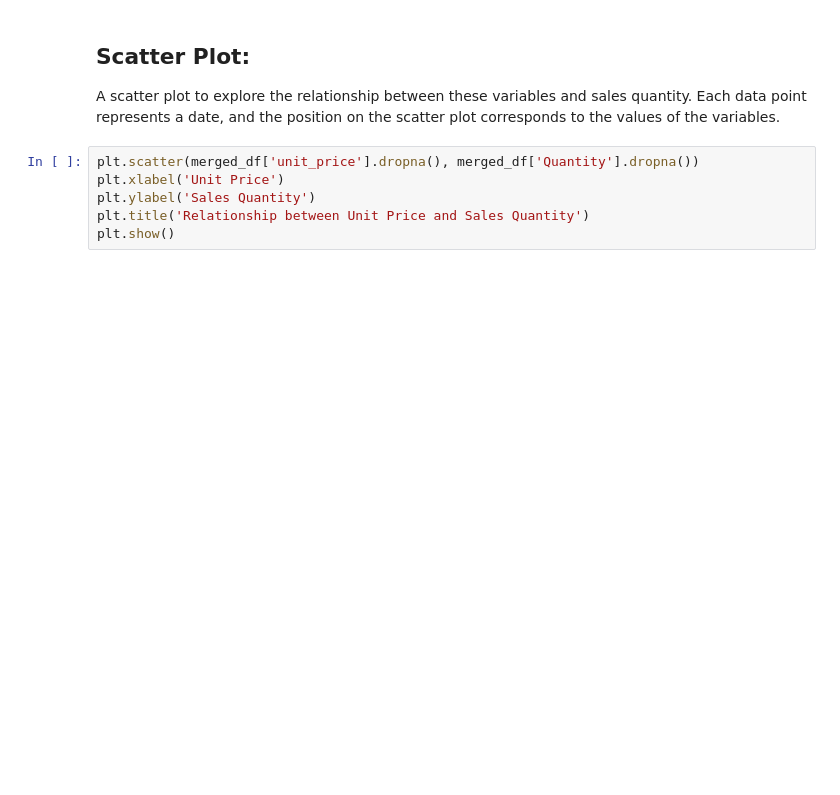
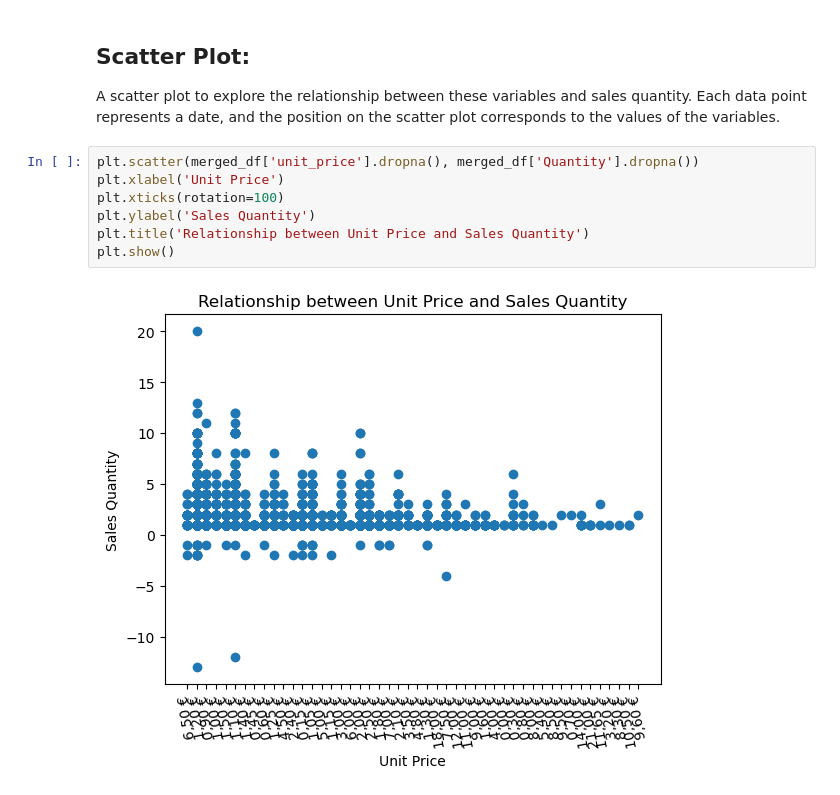
Before and after one commit to Kkingcode/Machine-learning-comparison-on-bakery-sales-dataset-on-special-days-holidays-, a Jupyter notebook: bakery.ipynb, the cells around one changed output. Drawn from its saved outputs; the diff is of its cells as text; blank space fills up the shorter version.

```diff
--- a/bakery.ipynb
+++ b/bakery.ipynb
@@ -140,6 +155,9 @@ A scatter plot to explore the relationship between these variables and sales qua
 # %%
 plt.scatter(merged_df['unit_price'].dropna(), merged_df['Quantity'].dropna())
 plt.xlabel('Unit Price')
+plt.xticks(rotation=100)
 plt.ylabel('Sales Quantity')
 plt.title('Relationship between Unit Price and Sales Quantity')
 plt.show()
+# %% [output]
+[figure, added]
```
Also changed, not shown: parts of 7 cells of this notebook, 2 other files.
